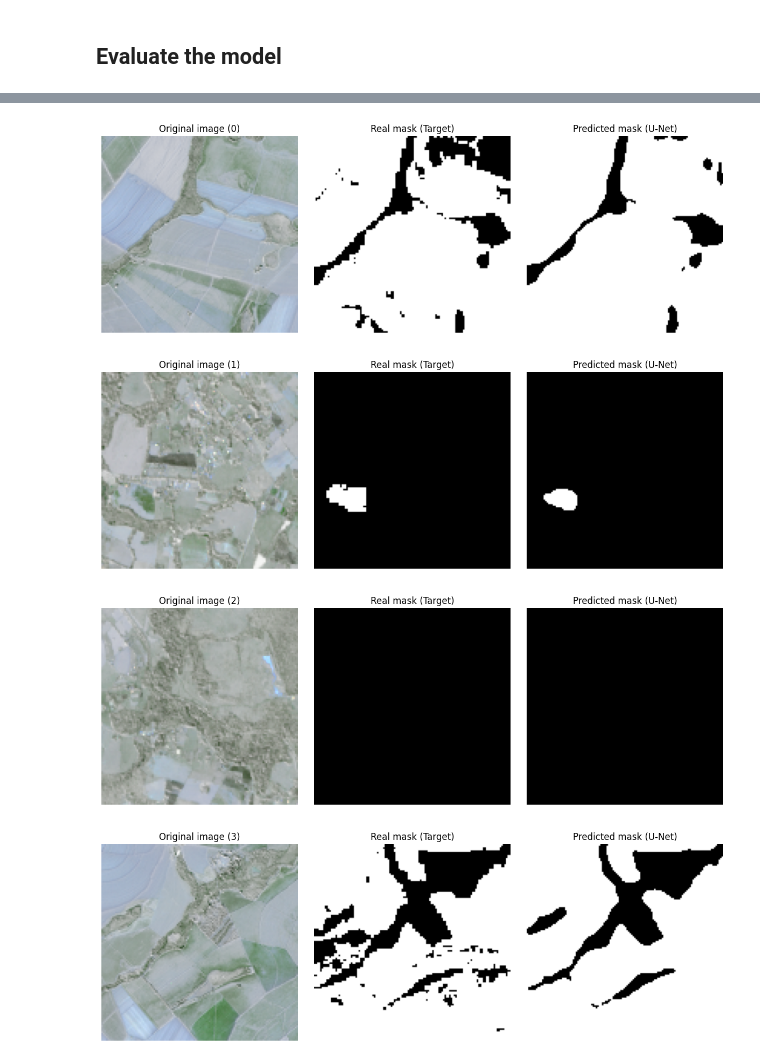
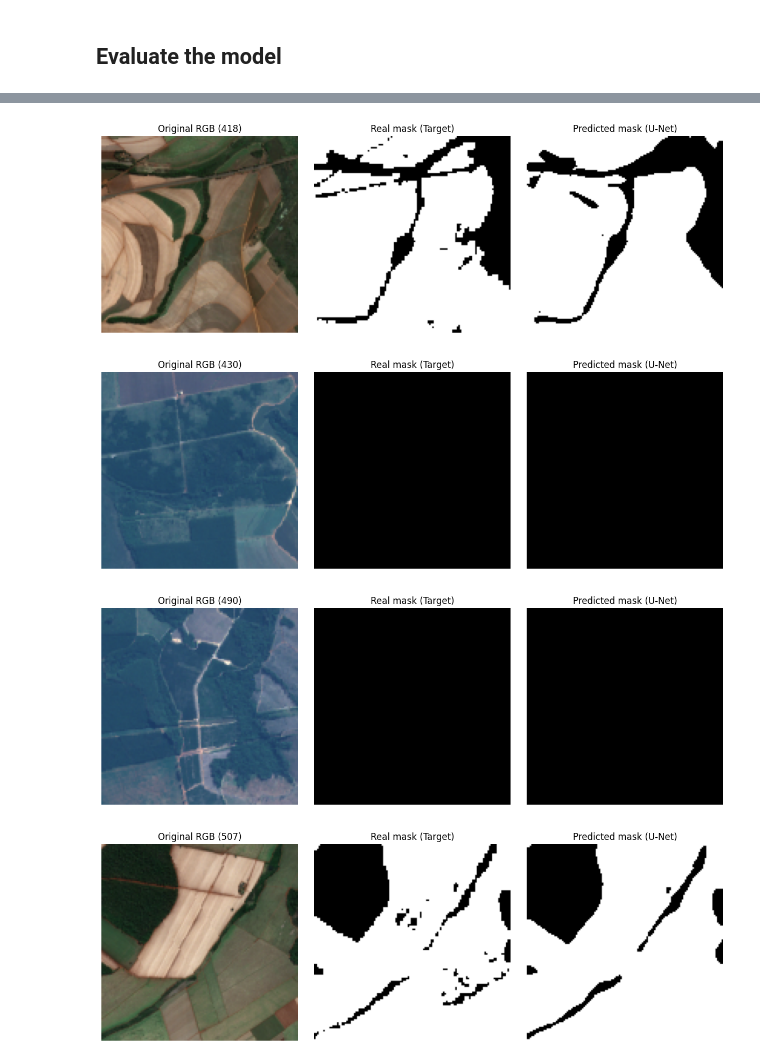
Before and after one commit to ferdesmello/spacesugar, a Jupyter notebook: training.ipynb, the cells around one changed output, grey strips where cells are left out. Cells and saved outputs as stored; diff of their text form; code cells hidden in the pictures.

```diff
--- a/training.ipynb
+++ b/training.ipynb
@@ -49,6 +50,10 @@ from sklearn.metrics import (
     recall_score,
     f1_score,
 	recall_score)
+# %%
+# Flags
+flag_hyperparameter_tuning = False
+flag_load_model = True
 # %%
 # Get the directory where THIS script is located
 base_path = Path.cwd()
@@ -358,7 +434,7 @@ def tune_wrapper(hp):
     hp_lr = hp.Float("lr", min_value=1e-5, max_value=1e-2, sampling="log")
 
 	# 2. Training hyperparameter (Focused on hardware economy)
-    hp.Choice("batch_size", values=[8, 16, 32, 64])
+    hp.Choice("batch_size", values=[16, 32, 64, 128])
 
     # Call original build_unet function with the hyperparameters
     return build_unet(init_filters=hp_filters, lr=hp_lr)
@@ -428,6 +571,8 @@ Best hyperparameters saved to /home/fdesmello/Git/spacesugar/models/best_sugarca
 # Create the model with the best hyperparameters
 
 # Load the best hyperparameters from the JSON file
+json_path = base_path / "models" / "best_sugarcane_params.json"
+
 with open(json_path, "r") as f:
     saved_params = json.load(f)
 
@@ -486,6 +628,8 @@ Successfully loaded saved model.
 ## Train the model
 # %%
 # Checkpoint callback to save the best model based on validation loss
+model_path = base_path / "models" / "unet_sugarcane.keras"
+
 checkpoint = tf.keras.callbacks.ModelCheckpoint(
     model_path,
     monitor="val_loss",
@@ -566,46 +735,53 @@ Visualization saved as '/home/fdesmello/Git/spacesugar/figures/loss_accuracy.png
 # %%
-# Visualize the results
+# Make all the predictions on the test set and visualize 4 random results
 
 max_plots = 4  # Number of images to visualize
 
-all_predictions = [] # List to accumulate all predictions
+all_predictions = []  # List to accumulate all predictions
 
 for i in range(len(X_test)):
-    # 1. Extract the single image and make a prediction
+    # 1. Extract single image and make prediction
     single_img = X_test[i][np.newaxis, ...]
     pred = model.predict(single_img, verbose=0)
 
-    # Remove the batch dimension
+    # Remove batch dimension
     pred_squeezed = pred[0]
-    all_predictions.append(pred_squeezed) # Save to list for global metrics
+    all_predictions.append(pred_squeezed)
 
     # 2. VISUALIZATION SETUP (Only for the first X images)
-    if i < max_plots:
+    i_numbers = random.sample(range(len(X_test) + 1), k=max_plots)
+    if i in i_numbers:
         binary_pred = pred_squeezed > 0.5
         fig, ax = plt.subplots(1, 3, figsize=(12, 4))
 
-        ax[0].imshow(X_test[i])
-        ax[0].set_title(f"Original image ({i})")
+        # --- FIX 1: Extract RGB channels [Red=2, Green=1, Blue=0] ---
+        # Clip to [0, 1] bounds so matplotlib displays colors accurately
+        rgb_img = np.clip(X_test[i][..., [2, 1, 0]], 0, 1)
+
+        ax[0].imshow(rgb_img)
+        ax[0].set_title(f"Original RGB ({i})")
         ax[0].axis('off')
 
         ax[1].imshow(y_test[i].squeeze(), cmap='gray')
         ax[1].set_title("Real mask (Target)")
         ax[1].axis('off')
 
         ax[2].imshow(binary_pred.squeeze(), cmap='gray')
         ax[2].set_title("Predicted mask (U-Net)")
         ax[2].axis('off')
 
-        file_path = base_path / "figures" / "unet_sugarcane_results_{i}.png"
-        plt.savefig(file_path, dpi=300, bbox_inches='tight')
+        # --- FIX 2: Added 'f' prefix to dynamically insert index {i} ---
+        file_path = base_path / "figures" / f"unet_sugarcane_results_{i}.png"
+        file_path.parent.mkdir(parents=True, exist_ok=True)
 
         plt.tight_layout()
+        plt.savefig(file_path, dpi=300, bbox_inches='tight')
         plt.show()
 # %% [output]
-[figure, old version]
+[figure, new version]
-[figure, old version]
+[figure, new version]
-[figure, old version]
+[figure, new version]
-[figure, old version]
+[figure, new version]
 # %%
 # Metrics Calculation
 
```
Also changed, not shown: parts of 16 cells of this notebook, 19 other files.
